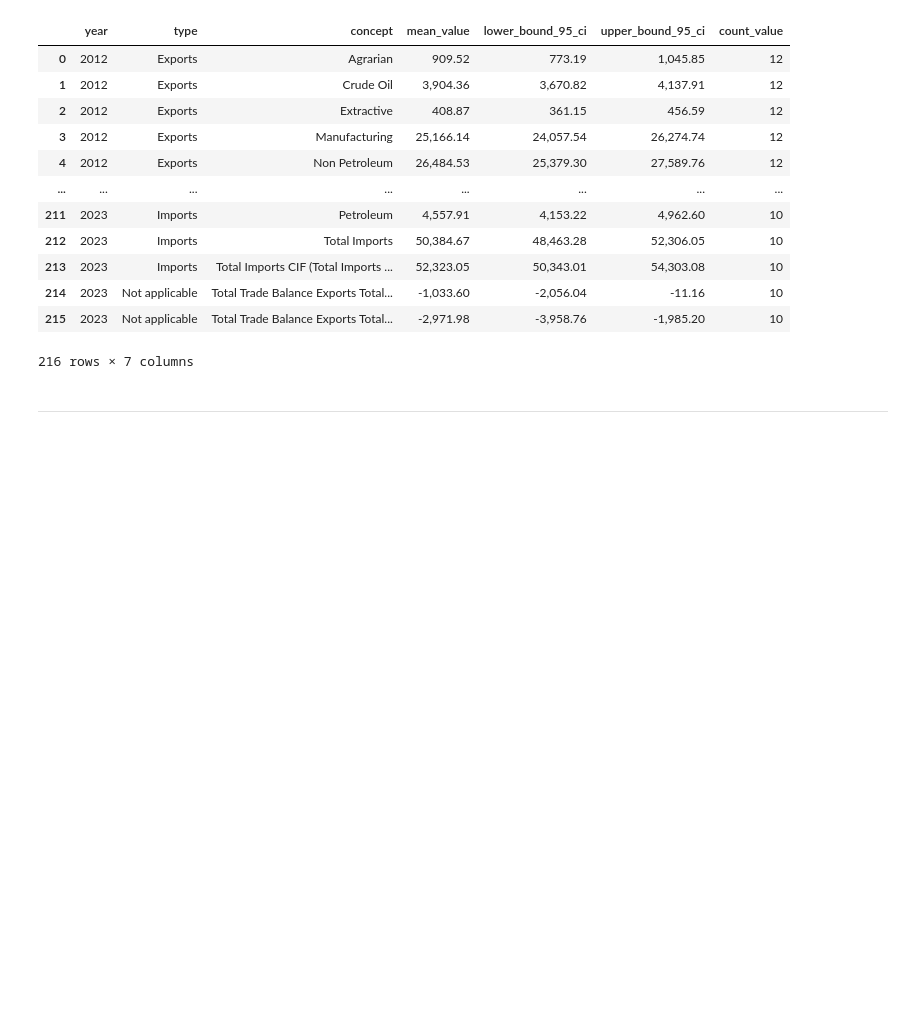
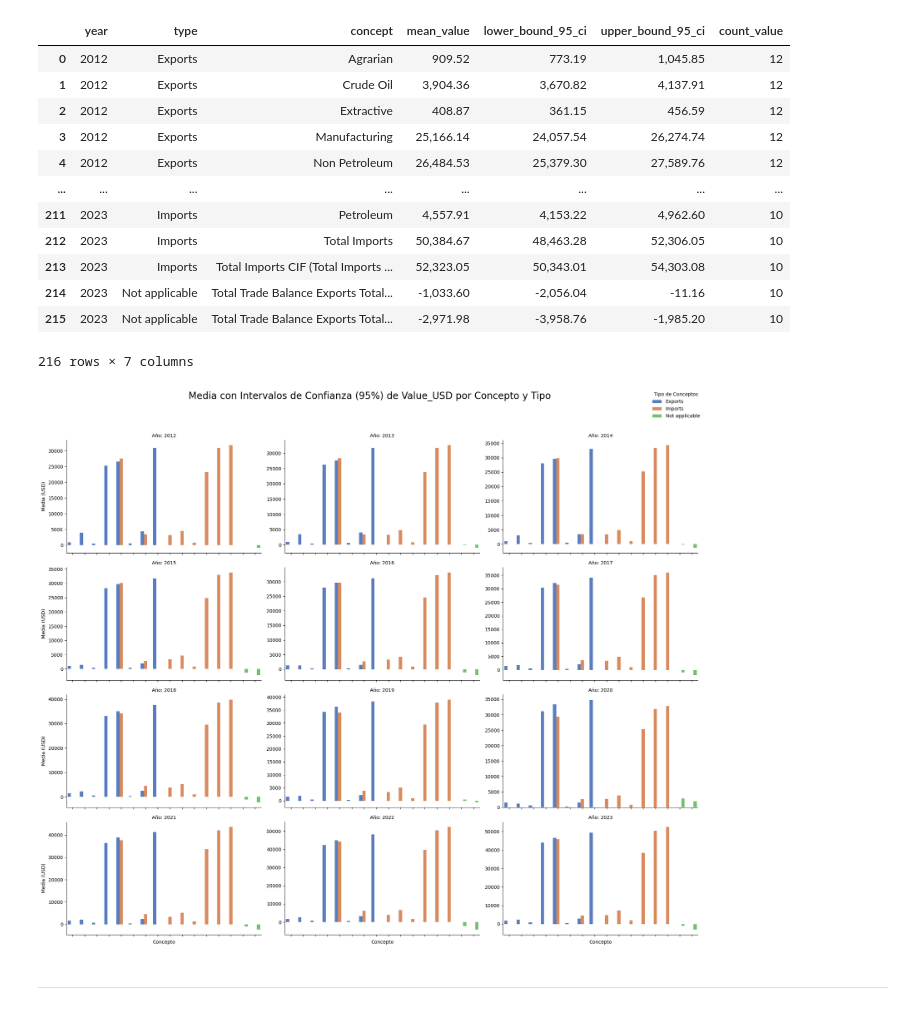
Before and after one commit to SaitoM17/analisis_mexico_trade_statistics_2012_2023, a Jupyter notebook: notebooks/5_analisis_estadistico.ipynb, the cells around one changed output. Saved outputs shown, nothing was run; the diff lists cells and outputs as text; code cells hidden in the pictures; blank space fills up the shorter version.

Commit message:
feat: Código para la creación de gráfico intervalkos de confianza para la media anual

```diff
--- a/notebooks/5_analisis_estadistico.ipynb
+++ b/notebooks/5_analisis_estadistico.ipynb
@@ -150,6 +150,19 @@ Intervalos de Confianza (95%) para la Media Anual de value_usd:
 | 214 | 2023 | Not applicable | Total Trade Balance Exports Total... | -1,033.60 | -2,056.04 | -11.16 | 10 |
 | 215 | 2023 | Not applicable | Total Trade Balance Exports Total... | -2,971.98 | -3,958.76 | -1,985.20 | 10 |
 216 rows × 7 columns
+# %%
+g_ci_seaborn = sns.FacetGrid(estadisticas, col='year', col_wrap=3, height=4, aspect=1.5, sharey=False)
+g_ci_seaborn.map_dataframe(sns.barplot, x='concept', y='mean_value', hue='type', palette='muted', errorbar=('ci', 95))
+
+g_ci_seaborn.set_axis_labels("Concepto", "Media (USD)")
+g_ci_seaborn.set_titles("Año: {col_name}")
+g_ci_seaborn.add_legend(title='Tipo de Conceptos', loc='upper right')
+g_ci_seaborn.set_xticklabels(rotation=45, ha='right')
+g_ci_seaborn.fig.suptitle('Media con Intervalos de Confianza (95%) de Value_USD por Concepto y Tipo', fontsize=20, y=1.02)
+plt.tight_layout(rect=[0, 0, 1, 0.98])
+plt.show()
+# %% [output]
+[figure, added]
 # %% [markdown]
 ---
 # %% [markdown]
```
